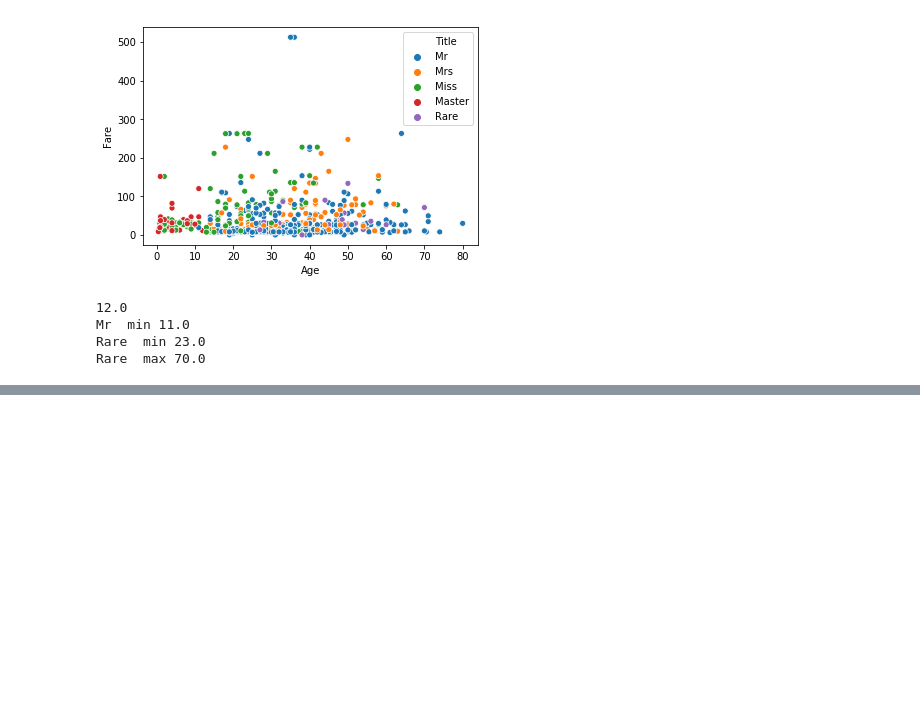
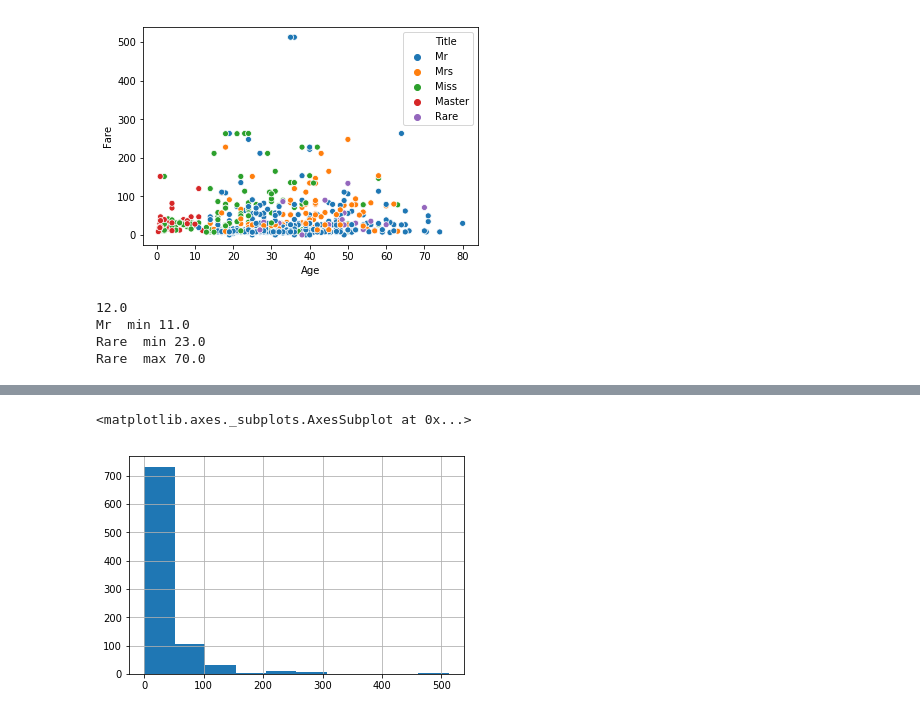
Before and after one commit to Pantoja87/Titanic-Disaster, a Jupyter notebook: TITANIC.ipynb, the cells around one changed output, grey strips where cells are left out. Cells and saved outputs as stored; diff of their text form; code cells hidden in the pictures; blank space fills up the shorter version.

```diff
--- a/TITANIC.ipynb
+++ b/TITANIC.ipynb
@@ -554,0 +549,5 @@ array([3, 1, 2], dtype=int64)
+# %%
+train_csv.Fare.hist()
+# %% [output]
+<matplotlib.axes._subplots.AxesSubplot at 0x...>
+[figure, added]
```
Also changed, not shown: parts of 15 cells of this notebook.
